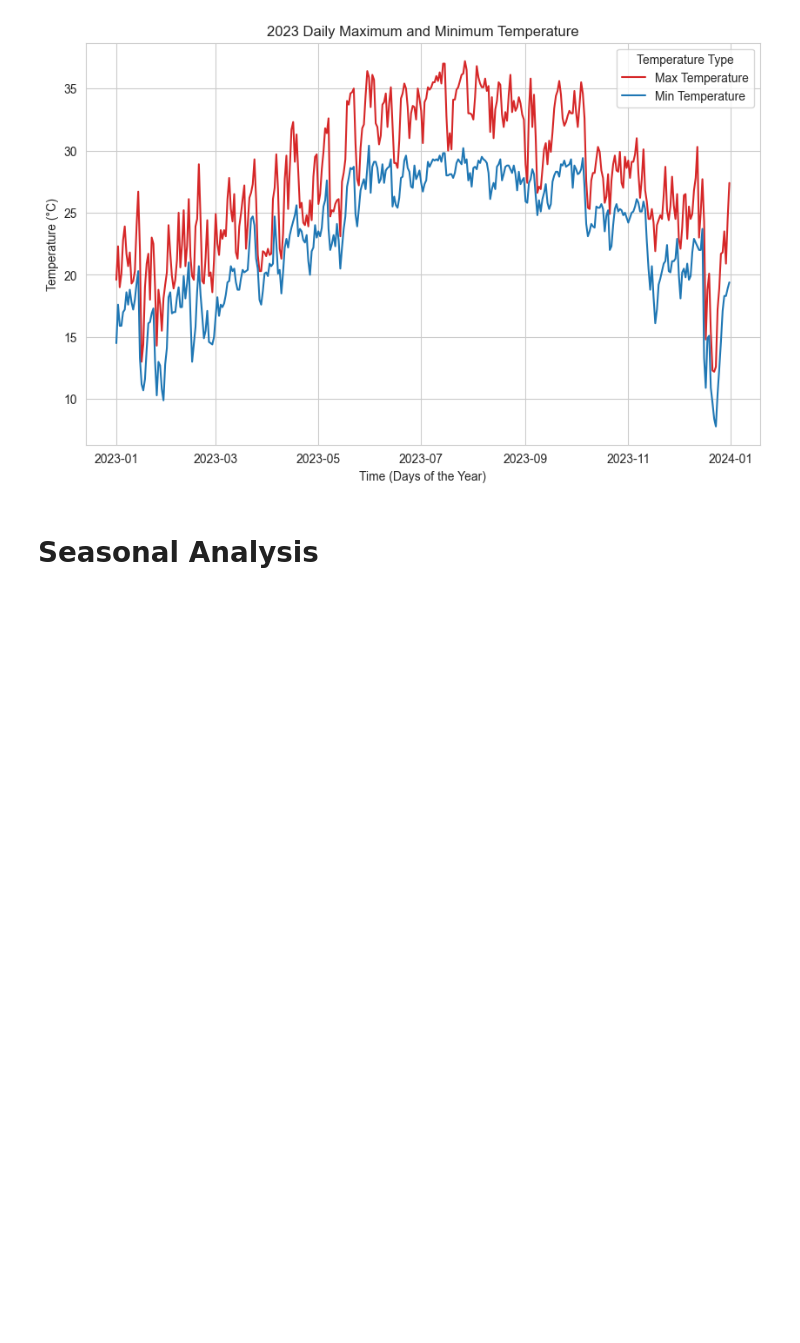
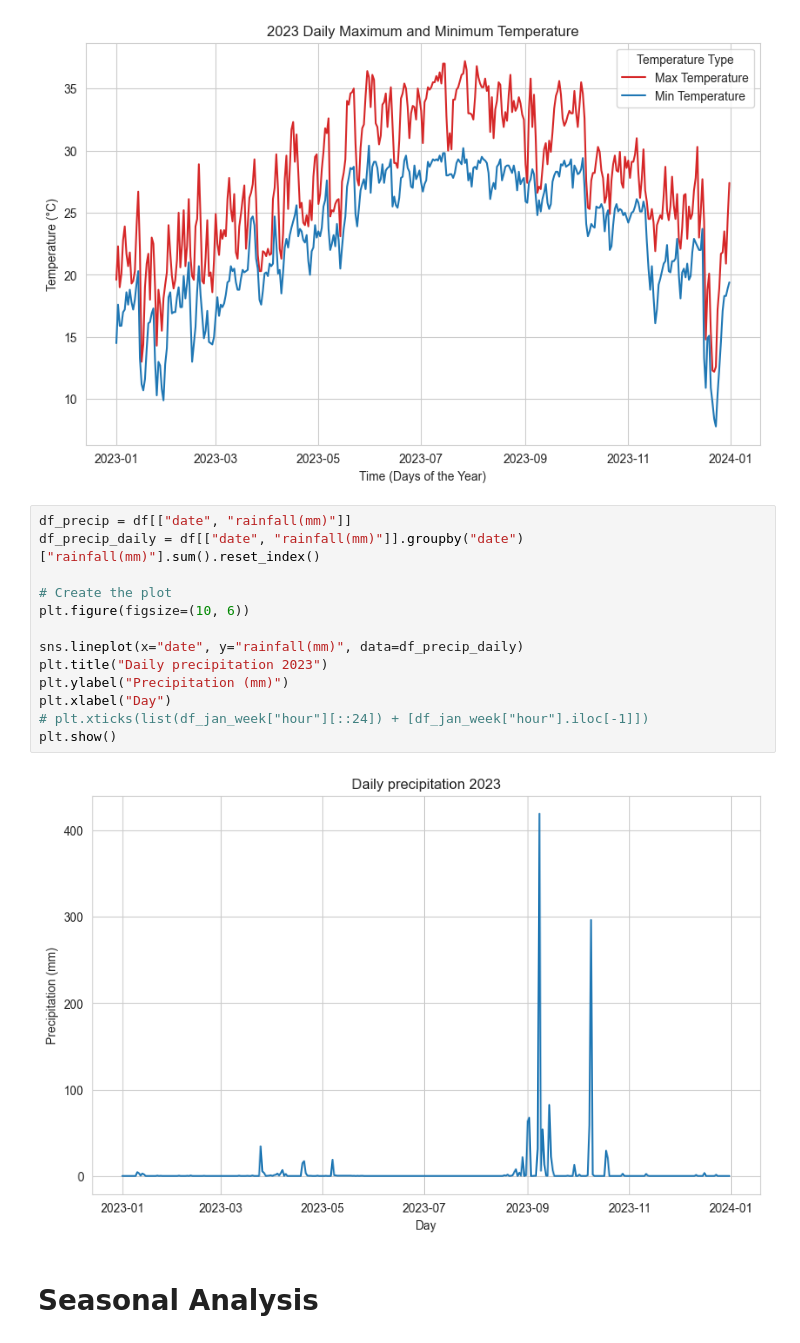
Before and after one commit to marcohl5/ME404_HongKongWeather, a Jupyter notebook: qc.ipynb, the cells around one changed output. Drawn from its saved outputs; the diff is of its cells as text; blank space fills up the shorter version.

```diff
--- a/qc.ipynb
+++ b/qc.ipynb
@@ -139,5 +140,20 @@ plt.savefig("output-graphs/daily_year_maxmin_temp.png")
 plt.show()
 # %% [output]
 [figure]
+# %%
+df_precip = df[["date", "rainfall(mm)"]]
+df_precip_daily = df[["date", "rainfall(mm)"]].groupby("date")["rainfall(mm)"].sum().reset_index()
+
+# Create the plot
+plt.figure(figsize=(10, 6))
+
+sns.lineplot(x="date", y="rainfall(mm)", data=df_precip_daily)
+plt.title("Daily precipitation 2023")
+plt.ylabel("Precipitation (mm)")
+plt.xlabel("Day")
+# plt.xticks(list(df_jan_week["hour"][::24]) + [df_jan_week["hour"].iloc[-1]])
+plt.show()
+# %% [output]
+[figure, added]
 # %% [markdown]
 # Seasonal Analysis
```
Also changed, not shown: parts of 21 cells of this notebook, 1 other file.
